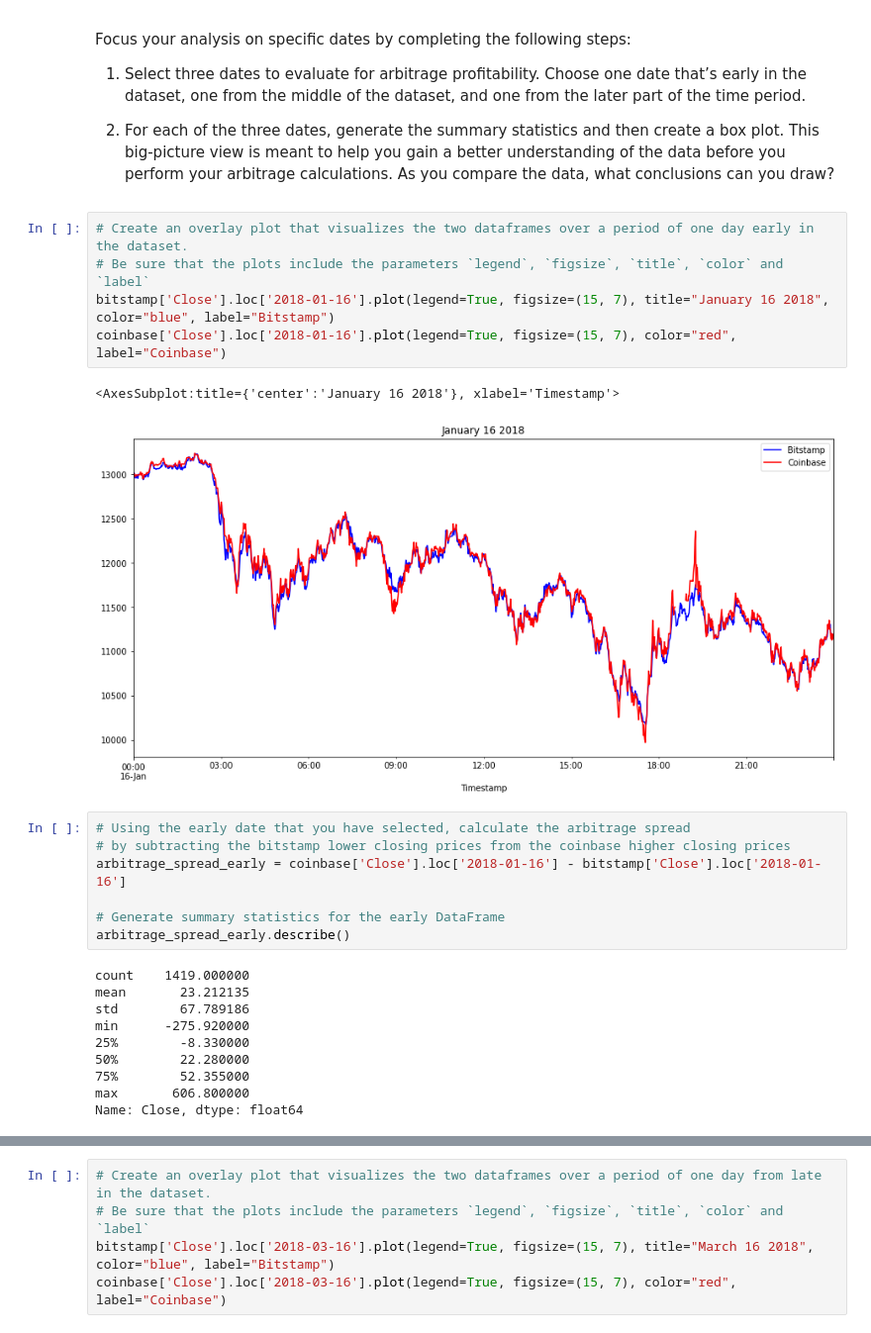
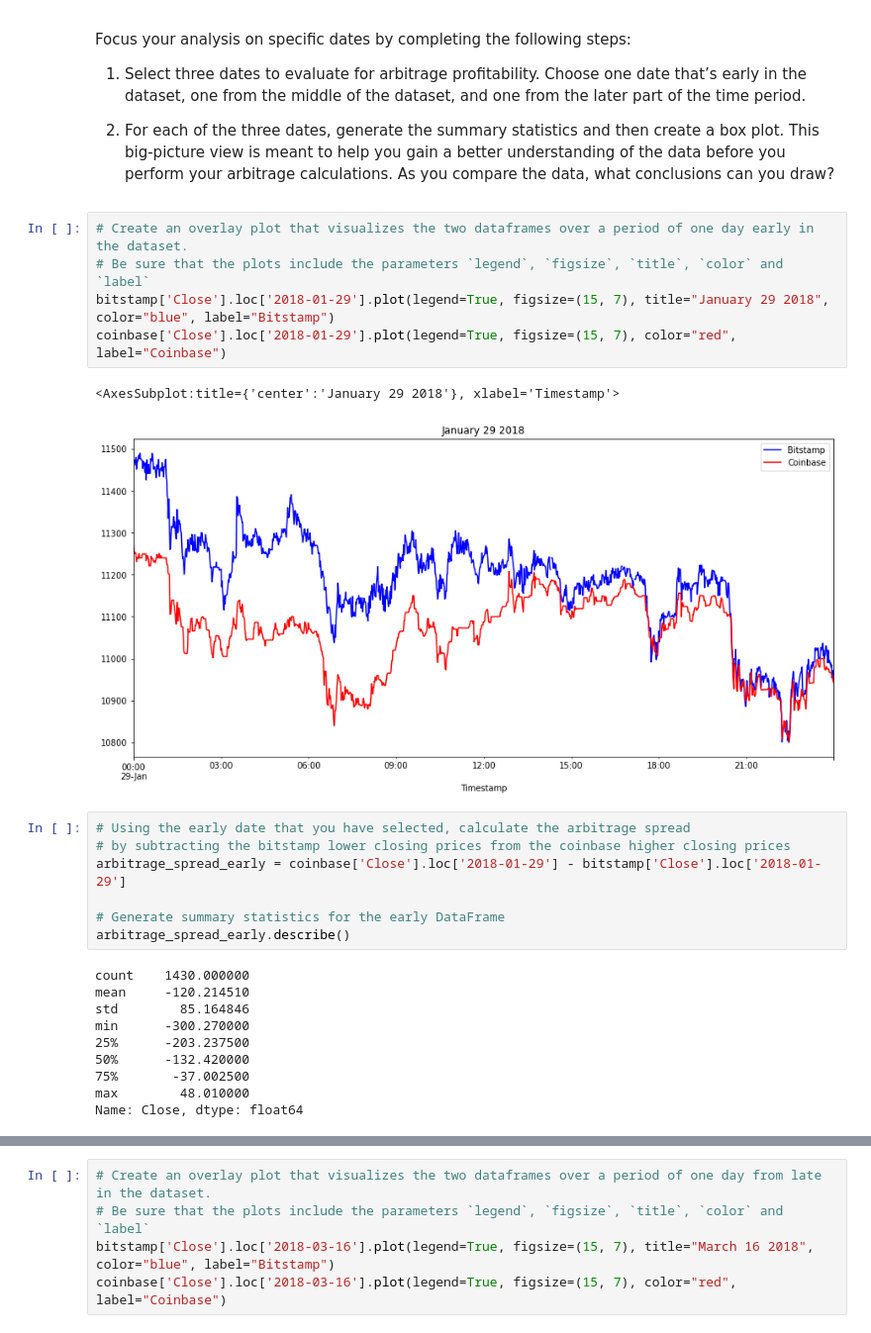
Before and after one commit to zvahidy/Crypto-Arbitrage, a Jupyter notebook: crypto_arbitrage.ipynb, the cells around one changed output, grey strips where cells are left out. Shown: that part at 99% size. Saved outputs shown, nothing was run; the diff lists cells and outputs as text.

```diff
--- a/crypto_arbitrage.ipynb
+++ b/crypto_arbitrage.ipynb
@@ -408,27 +408,27 @@ Focus your analysis on specific dates by completing the following steps:
 # %%
 # Create an overlay plot that visualizes the two dataframes over a period of one day early in the dataset.
 # Be sure that the plots include the parameters `legend`, `figsize`, `title`, `color` and `label`
-bitstamp['Close'].loc['2018-01-16'].plot(legend=True, figsize=(15, 7), title="January 16 2018", color="blue", label="Bitstamp")
-coinbase['Close'].loc['2018-01-16'].plot(legend=True, figsize=(15, 7), color="red", label="Coinbase")
+bitstamp['Close'].loc['2018-01-29'].plot(legend=True, figsize=(15, 7), title="January 29 2018", color="blue", label="Bitstamp")
+coinbase['Close'].loc['2018-01-29'].plot(legend=True, figsize=(15, 7), color="red", label="Coinbase")
 # %% [output]
-<AxesSubplot:title={'center':'January 16 2018'}, xlabel='Timestamp'>
+<AxesSubplot:title={'center':'January 29 2018'}, xlabel='Timestamp'>
-[figure, old version]
+[figure, new version]
 # %%
 # Using the early date that you have selected, calculate the arbitrage spread
 # by subtracting the bitstamp lower closing prices from the coinbase higher closing prices
-arbitrage_spread_early = coinbase['Close'].loc['2018-01-16'] - bitstamp['Close'].loc['2018-01-16']
+arbitrage_spread_early = coinbase['Close'].loc['2018-01-29'] - bitstamp['Close'].loc['2018-01-29']
 
 # Generate summary statistics for the early DataFrame
 arbitrage_spread_early.describe()
 # %% [output]
-count    1419.000000
-mean       23.212135
-std        67.789186
-min      -275.920000
-25%        -8.330000
-50%        22.280000
-75%        52.355000
-max       606.800000
+count    1430.000000
+mean     -120.214510
+std        85.164846
+min      -300.270000
+25%      -203.237500
+50%      -132.420000
+75%       -37.002500
+max        48.010000
 Name: Close, dtype: float64
 # %%
 # Visualize the arbitrage spread from early in the dataset in a box plot
```
Also changed, not shown: parts of 34 cells of this notebook.
